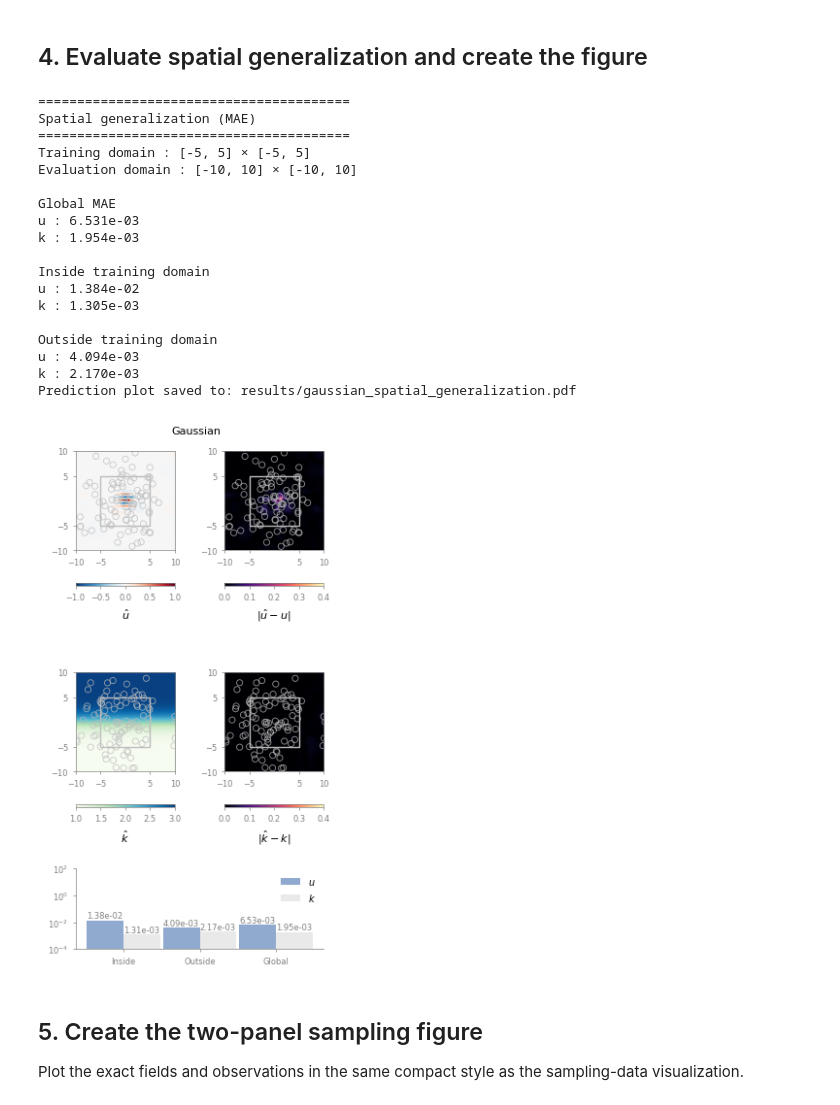
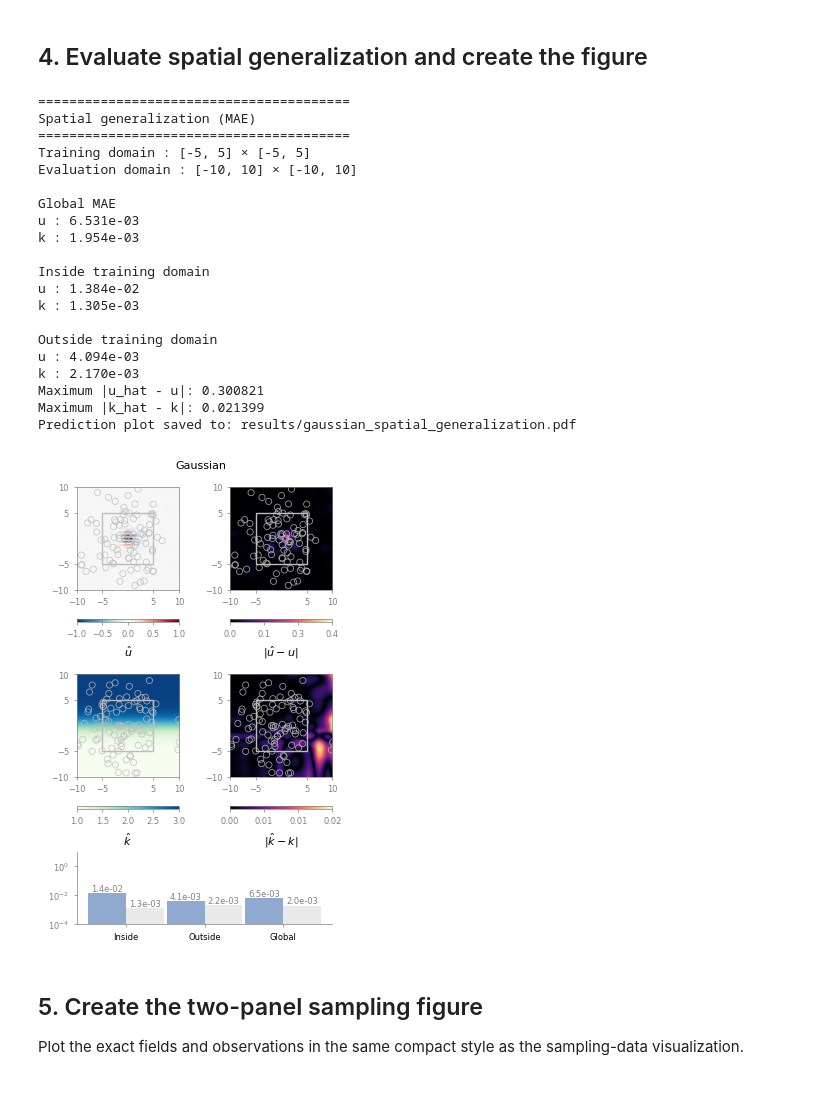
Before and after one commit to oscar-rincon/unbounded-domains, a Jupyter notebook: main/04_sampling_approximation/04_Sampling_plots_Gaussian_Infinite.ipynb, the cells around one changed output. Cells and saved outputs as stored; diff of their text form; code cells hidden in the pictures.

```diff
--- a/main/04_sampling_approximation/04_Sampling_plots_Gaussian_Infinite.ipynb
+++ b/main/04_sampling_approximation/04_Sampling_plots_Gaussian_Infinite.ipynb
@@ -128,35 +128,40 @@ results = evaluate_model_inf(
     alpha=0.5,
     beta=5.0,
     epsilon=1.0,
 
     device=device,
 
-    plot=False,
+    plot=True,
     verbose=True,
 
     save_results=False,
     results_dir="results",
+
+    save_plot=True,
+    plot_path="results/gaussian_spatial_generalization.pdf",
 )
 # %% [output]
 ========================================
 Spatial generalization (MAE)
 ========================================
 Training domain : [-5, 5] × [-5, 5]
 Evaluation domain : [-10, 10] × [-10, 10]
 
 Global MAE
 u : 6.531e-03
 k : 1.954e-03
 
 Inside training domain
 u : 1.384e-02
 k : 1.305e-03
 
 Outside training domain
 u : 4.094e-03
 k : 2.170e-03
+Maximum |u_hat - u|: 0.300821
+Maximum |k_hat - k|: 0.021399
 Prediction plot saved to: results/gaussian_spatial_generalization.pdf
-[figure, old version]
+[figure, new version]
 # %% [markdown]
 ## 5. Create the two-panel sampling figure
 
```
Also changed, not shown: parts of 1 cell of this notebook, 8 other files.
